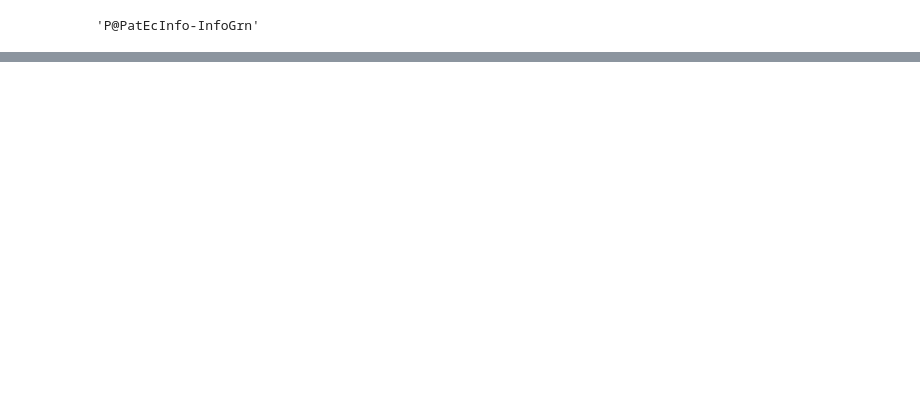
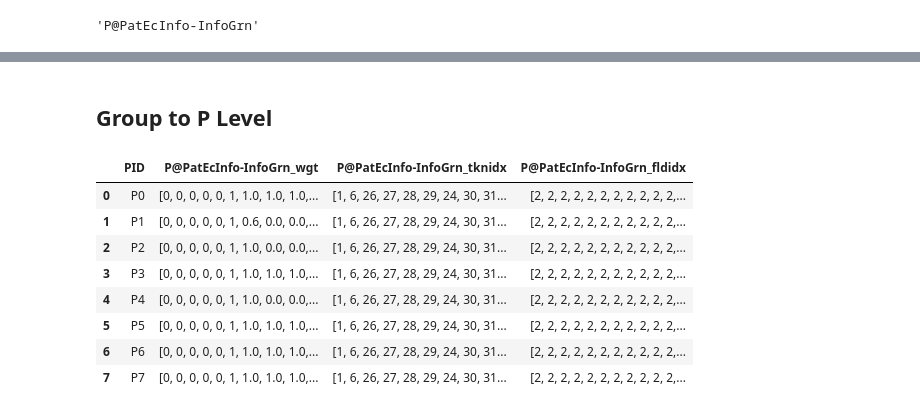
Before and after one commit to JHU-CDHAI/RecFldGrn, a Jupyter notebook: 2-FldGrn/01-P-FldGrn.ipynb, the cells around one changed output, grey strips where cells are left out. Cells and saved outputs as stored; diff of their text form; code cells hidden in the pictures; blank space fills up the shorter version.

```diff
--- a/2-FldGrn/01-P-FldGrn.ipynb
+++ b/2-FldGrn/01-P-FldGrn.ipynb
@@ -341,0 +414,16 @@ df_whole
+# %% [markdown]
+## Group to P Level
+# %%
+final_cols = [RecLevelID] + [i for i in df_whole.columns if 'idx' == i[-3:] or 'wgt' == i[-3:]]
+df_tensor = df_whole[final_cols]
+df_tensor
+# %% [output]
+|  | PID | P@PatEcInfo-InfoGrn_wgt | P@PatEcInfo-InfoGrn_tknidx | P@PatEcInfo-InfoGrn_fldidx |
+| 0 | P0 | [0, 0, 0, 0, 0, 1, 1.0, 1.0, 1.0,... | [1, 6, 26, 27, 28, 29, 24, 30, 31... | [2, 2, 2, 2, 2, 2, 2, 2, 2, 2, 2,... |
+| 1 | P1 | [0, 0, 0, 0, 0, 1, 0.6, 0.0, 0.0,... | [1, 6, 26, 27, 28, 29, 24, 30, 31... | [2, 2, 2, 2, 2, 2, 2, 2, 2, 2, 2,... |
+| 2 | P2 | [0, 0, 0, 0, 0, 1, 1.0, 0.0, 0.0,... | [1, 6, 26, 27, 28, 29, 24, 30, 31... | [2, 2, 2, 2, 2, 2, 2, 2, 2, 2, 2,... |
+| 3 | P3 | [0, 0, 0, 0, 0, 1, 1.0, 1.0, 1.0,... | [1, 6, 26, 27, 28, 29, 24, 30, 31... | [2, 2, 2, 2, 2, 2, 2, 2, 2, 2, 2,... |
+| 4 | P4 | [0, 0, 0, 0, 0, 1, 1.0, 0.0, 0.0,... | [1, 6, 26, 27, 28, 29, 24, 30, 31... | [2, 2, 2, 2, 2, 2, 2, 2, 2, 2, 2,... |
+| 5 | P5 | [0, 0, 0, 0, 0, 1, 1.0, 1.0, 1.0,... | [1, 6, 26, 27, 28, 29, 24, 30, 31... | [2, 2, 2, 2, 2, 2, 2, 2, 2, 2, 2,... |
+| 6 | P6 | [0, 0, 0, 0, 0, 1, 1.0, 1.0, 1.0,... | [1, 6, 26, 27, 28, 29, 24, 30, 31... | [2, 2, 2, 2, 2, 2, 2, 2, 2, 2, 2,... |
+| 7 | P7 | [0, 0, 0, 0, 0, 1, 1.0, 1.0, 1.0,... | [1, 6, 26, 27, 28, 29, 24, 30, 31... | [2, 2, 2, 2, 2, 2, 2, 2, 2, 2, 2,... |
```
Also changed, not shown: parts of 26 cells of this notebook, 1 other file.
